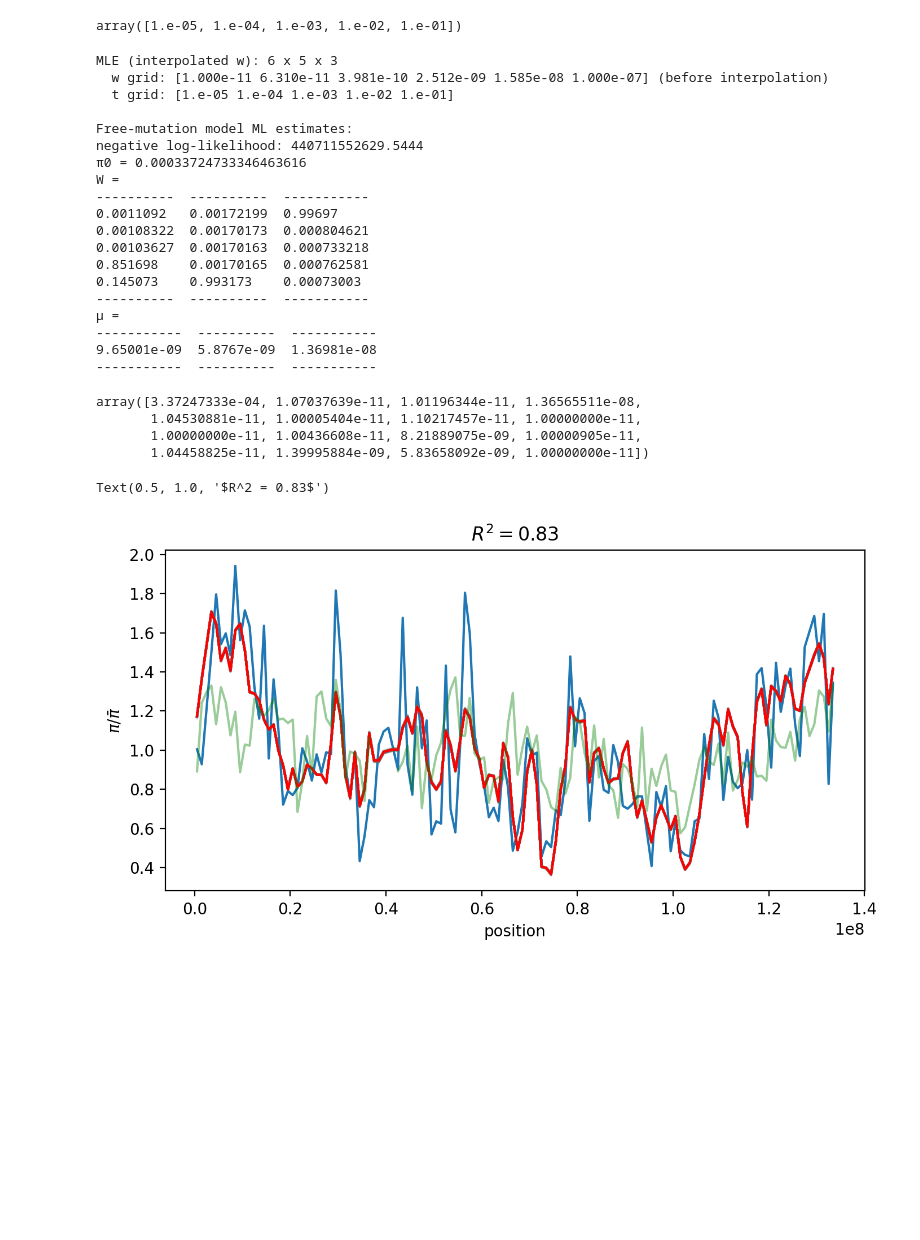
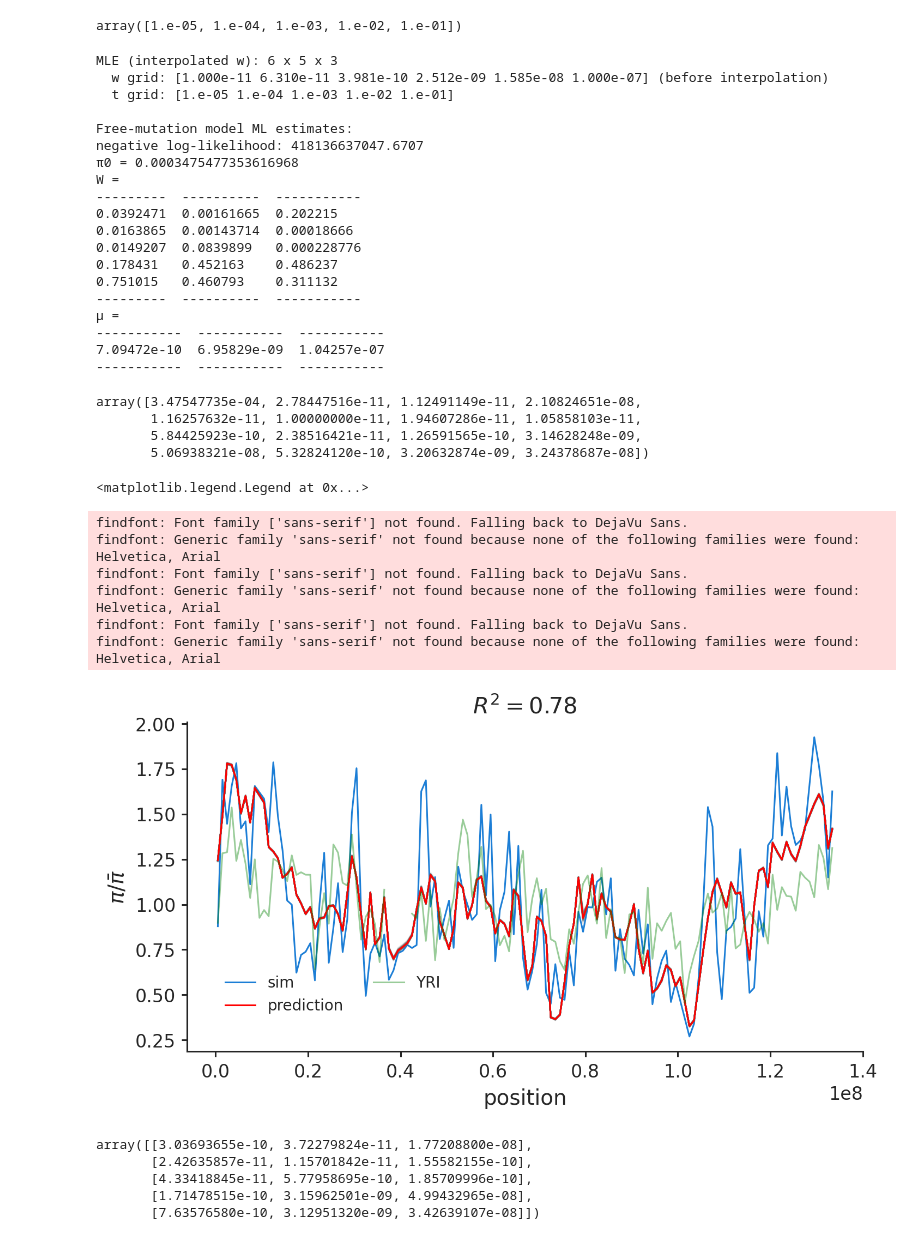
Before and after one commit to vsbuffalo/bprime, a Jupyter notebook: notebooks/likelihood_evaluation.ipynb, the cells around one changed output. Cells and saved outputs as stored; diff of their text form; code cells hidden in the pictures; blank space fills up the shorter version.

```diff
--- a/notebooks/likelihood_evaluation.ipynb
+++ b/notebooks/likelihood_evaluation.ipynb
@@ -29,15 +29,16 @@ file = '../data/chrombgs_chr10_thresh0_N1000_mu3.16e-09_sh0.0316_chr10_seed15192
 file1 = '../data/chrombgs_chr10_thresh0_N10k_N10000_mu1e-08_sh0.01_chr10_seed3290190163_rep70_treeseq.tree'
 file2 = '../data/chrombgs_chr10_thresh0_N10k_N10000_mu1e-08_sh0.01_chr10_seed3686382922_rep69_treeseq.tree'
 file2 = '../data/chrombgs_chr10_merged_N1000_mu1e-08_sh0.01_chr10_seed3004617362_rep9_treeseq.tree'
-file2 = '../data/chrombgs_chr10_merged_N1000_mu1e-08_sh0.01_chr10_seed2988394250_rep7_treeseq.tree'
+file2 = '../data/chrombgs_chr10_merged_phastcons_N1000_mu1e-08_sh0.01_chr10_seed2129849082_rep44_treeseq.tree'
 ts = tsk.load(file2)
 # %%
-pkl_b_file= '../data/bmaps/bgspy/bmap_hg38_sims_10000step_chr10.pkl'
-pkl_b_file= '../data/bmaps/bgspy/bmap_hg38_6x5grid_10000step_10kN_genomiconly.pkl'
+#pkl_b_file= '../data/bmaps/bgspy/bmap_hg38_sims_10000step_chr10.pkl'
+pkl_b_file= '../data/bmaps/bgspy/bmap_hg38_6x5grid_10000step_10000N_genomiconly.pkl'
 m = BGSModel.load(pkl_b_file)
 # %%
+# simulation data
 gd = GenomeData(g)
-gd.load_neutral_masks('../data/annotation/neutral_phastcons_thresh0_slop1k_chr10.bed.gz')
+gd.load_neutral_masks('../data/annotation/neutral_phastcons_genes_with_introns.bed.gz')
 gd.load_accessibile_masks('../data/annotation/no_centro.bed')
 # %%
 gd.load_counts_from_ts(mutate_simulated_tree(ts, rate=1e-7), chrom='chr10')
@@ -46,7 +47,7 @@ Load real genomic data for comparison (e.g. to see how sims compare).
 # %%
 hg38_gd = GenomeData(g)
 hg38_gd.load_counts_dir('../data/h1kg/hg1k_counts/')
-hg38_gd.load_neutral_masks('../data/annotation/neutral_phastcons_thresh0_slop1k_chr10.bed.gz')
+hg38_gd.load_neutral_masks('../data/annotation/neutral_phastcons_genes_with_introns.bed.gz')
 hg38_gd.load_accessibile_masks('../data/annotation/no_centro.bed')
 # %%
 hg38_bins, hg38_pi = hg38_gd.bin_pi(width=1e6, filter_neutral=True, filter_accessible=True)
@@ -113,49 +116,56 @@ MLE (interpolated w): 6 x 5 x 3
   t grid: [1.e-05 1.e-04 1.e-03 1.e-02 1.e-01]
 
 Free-mutation model ML estimates:
-negative log-likelihood: 440711552629.5444
-π0 = 0.00033724733346463616
+negative log-likelihood: 418136637047.6707
+π0 = 0.0003475477353616968
 W =
-----------  ----------  -----------
-0.0011092   0.00172199  0.99697
-0.00108322  0.00170173  0.000804621
-0.00103627  0.00170163  0.000733218
-0.851698    0.00170165  0.000762581
-0.145073    0.993173    0.00073003
-----------  ----------  -----------
+---------  ----------  -----------
+0.0392471  0.00161665  0.202215
+0.0163865  0.00143714  0.00018666
+0.0149207  0.0839899   0.000228776
+0.178431   0.452163    0.486237
+0.751015   0.460793    0.311132
+---------  ----------  -----------
 μ =
------------  ----------  -----------
-9.65001e-09  5.8767e-09  1.36981e-08
------------  ----------  -----------
+-----------  -----------  -----------
+7.09472e-10  6.95829e-09  1.04257e-07
+-----------  -----------  -----------
 # %%
 lik_nml.theta_
 # %% [output]
-array([3.37247333e-04, 1.07037639e-11, 1.01196344e-11, 1.36565511e-08,
-       1.04530881e-11, 1.00005404e-11, 1.10217457e-11, 1.00000000e-11,
-       1.00000000e-11, 1.00436608e-11, 8.21889075e-09, 1.00000905e-11,
-       1.04458825e-11, 1.39995884e-09, 5.83658092e-09, 1.00000000e-11])
+array([3.47547735e-04, 2.78447516e-11, 1.12491149e-11, 2.10824651e-08,
+       1.16257632e-11, 1.00000000e-11, 1.94607286e-11, 1.05858103e-11,
+       5.84425923e-10, 2.38516421e-11, 1.26591565e-10, 3.14628248e-09,
+       5.06938321e-08, 5.32824120e-10, 3.20632874e-09, 3.24378687e-08])
 # %%
 def ratio(x):
     return x/np.nanmean(x)
 
 
 #plt.plot(ratio(pi['chr10'].pairs[1]))
 
 midpoints = [(s+e)/2 for c, s, e in trim_bins]
 #plt.scatter(midpoints, ratio(pi_from_pairwise_summaries(trim_Y)), s=5)
-plt.plot(midpoints, ratio(pi_from_pairwise_summaries(trim_Y)))
+plt.plot(midpoints, ratio(pi_from_pairwise_summaries(trim_Y)), label='sim')
 
 
 for i in range(100):
     plt.plot(midpoints, ratio(lik_nml.predict(optim=i)), c='0.44', alpha=0.1)
 
-plt.plot(midpoints, ratio(lik_nml.predict()), c='r')
+plt.plot(midpoints, ratio(lik_nml.predict()), c='r', label='prediction')
 
 hg38_x, hg38_y = hg38_pi['chr10'].pairs
-plt.plot(hg38_x, ratio(hg38_y), c='g', alpha=0.4)
+plt.plot(hg38_x, ratio(hg38_y), c='g', alpha=0.4, label='YRI')
 plt.ylabel("$\pi/\\bar{\pi}$")
 plt.xlabel("position")
 plt.title(f"$R^2 = {lik_nml.R2():.2}$")
+plt.legend(loc='lower left', ncol=2)
 # %% [output]
-Text(0.5, 1.0, '$R^2 = 0.83$')
+<matplotlib.legend.Legend at 0x...>
+findfont: Font family ['sans-serif'] not found. Falling back to DejaVu Sans.
+findfont: Generic family 'sans-serif' not found because none of the following families were found: Helvetica, Arial
+findfont: Font family ['sans-serif'] not found. Falling back to DejaVu Sans.
+findfont: Generic family 'sans-serif' not found because none of the following families were found: Helvetica, Arial
+findfont: Font family ['sans-serif'] not found. Falling back to DejaVu Sans.
+findfont: Generic family 'sans-serif' not found because none of the following families were found: Helvetica, Arial
-[figure, old version]
+[figure, new version]
@@ -166,2 +172,11 @@ R2(np.repeat(lik_nml.predict().mean(), a.size), a)
+# %%
+W = lik_nml.optim.thetas_[:100].mean(axis=0)[1:].reshape((5, 3))
+W
+# %% [output]
+array([[3.03693655e-10, 3.72279824e-11, 1.77208800e-08],
+       [2.42635857e-11, 1.15701842e-11, 1.55582155e-10],
+       [4.33418845e-11, 5.77958695e-10, 1.85709996e-10],
+       [1.71478515e-10, 3.15962501e-09, 4.99432965e-08],
+       [7.63576580e-10, 3.12951320e-09, 3.42639107e-08]])
 # %%
 lik_nml.R2()
```
Also changed, not shown: parts of 8 cells of this notebook, 9 other files.
